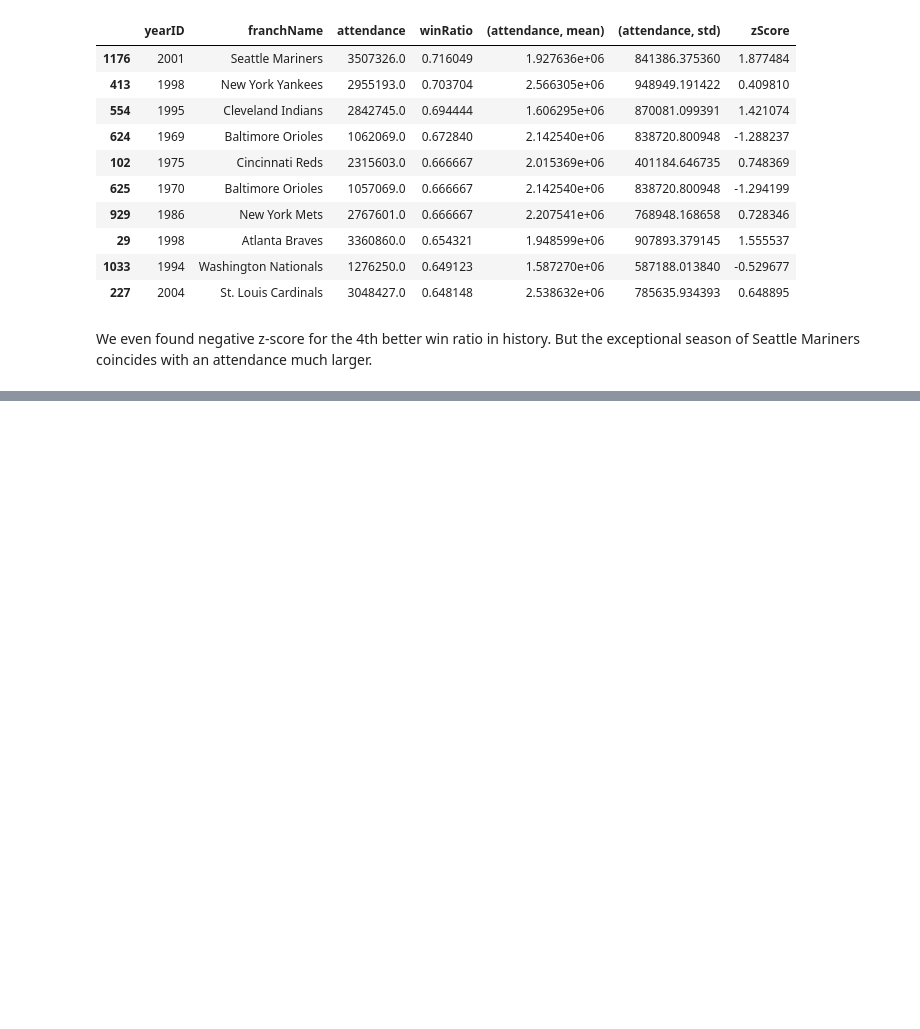
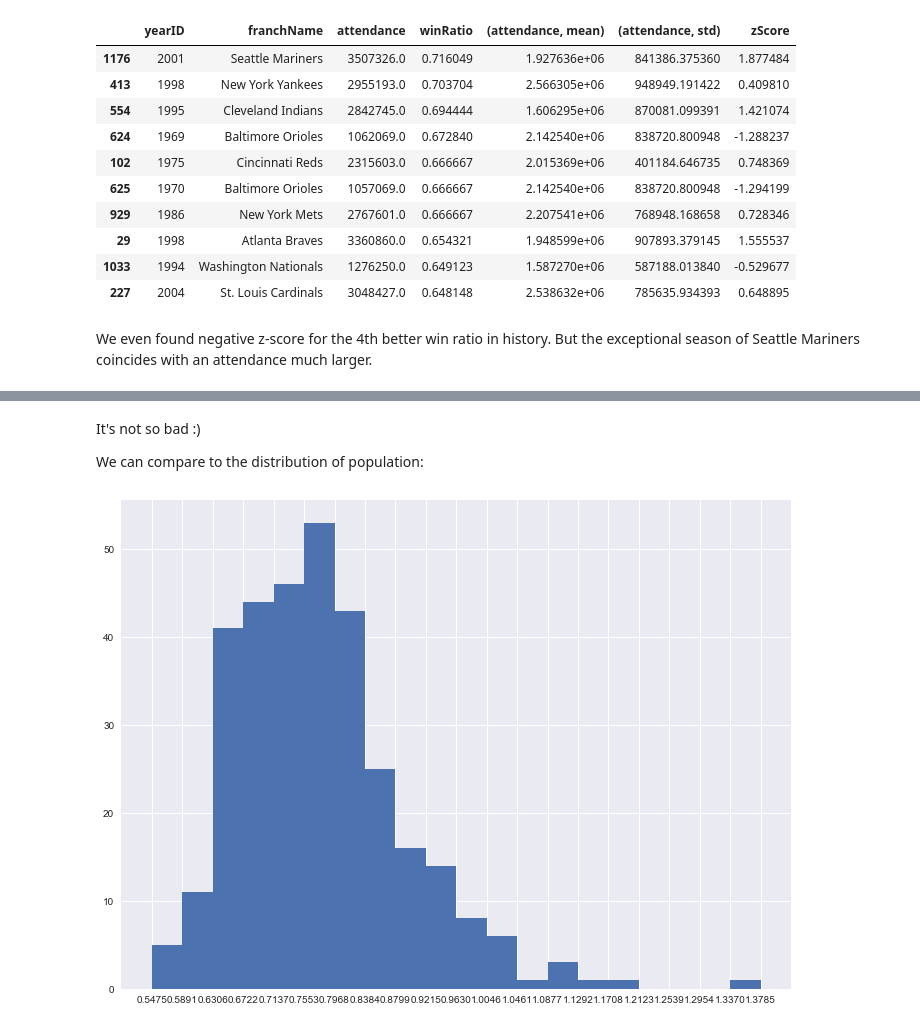
Before and after one commit to ccampguilhem/Udacity-DataAnalyst, a Jupyter notebook: 02-IntoToDataAnalysis/P01-InvestigateADataset/baseball.ipynb, the cells around one changed output, grey strips where cells are left out. Drawn from its saved outputs; the diff is of its cells as text; code cells hidden in the pictures; blank space fills up the shorter version.

```diff
--- a/02-IntoToDataAnalysis/P01-InvestigateADataset/baseball.ipynb
+++ b/02-IntoToDataAnalysis/P01-InvestigateADataset/baseball.ipynb
@@ -507,0 +925,8 @@ We even found negative z-score for the 4th better win ratio in history. But the
+# %% [markdown]
+It's not so bad :)
+
+We can compare to the distribution of population:
+# %%
+baseball.hist_plot(batting_2001["OPS"], bins=20)
+# %% [output]
+[figure, added]
```
Also changed, not shown: parts of 51 cells of this notebook, 2 other files.
